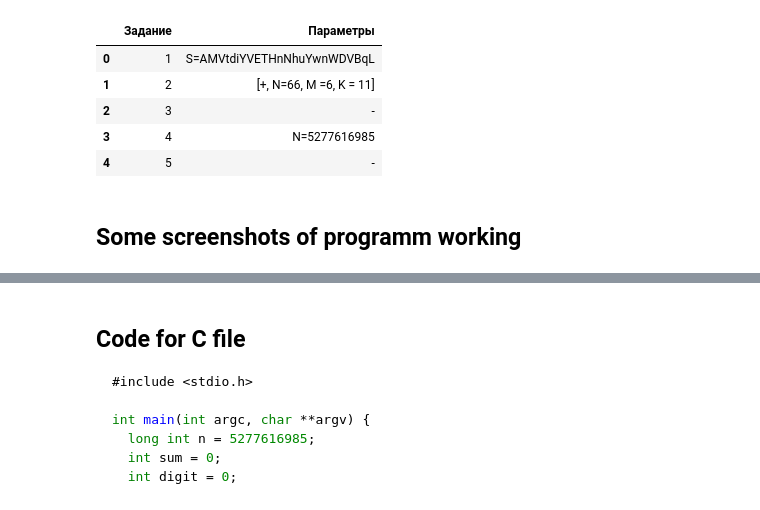
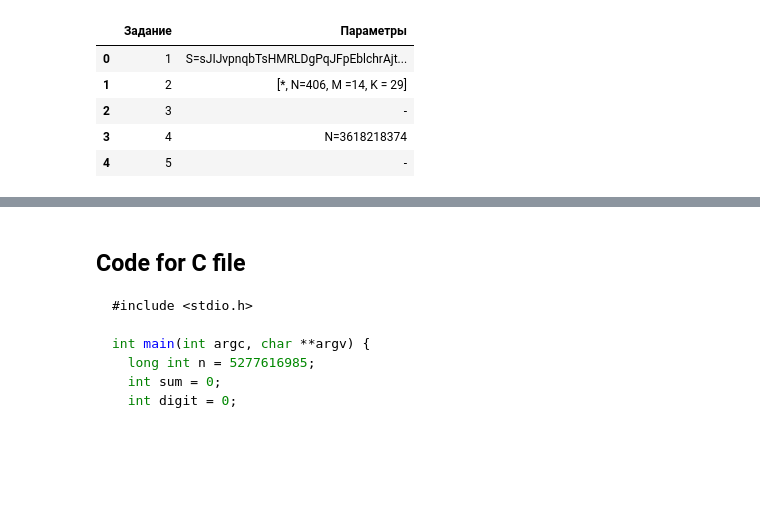
Before and after one commit to zeusf1re/System_programming, a Jupyter notebook: Lab_2/Канаев_А_И.ipynb, the cells around one changed output, grey strips where cells are left out. Drawn from its saved outputs; the diff is of its cells as text; code cells hidden in the pictures; blank space fills up the shorter version.

```diff
--- a/Lab_2/Канаев_А_И.ipynb
+++ b/Lab_2/Канаев_А_И.ipynb
@@ -1,34 +1,32 @@
 # %%
 import random as rd
 import pandas as pd
 import math
 
-Variant = 1
+Variant = 12
 rd.seed(Variant)
 Str1 = 'qwertyuioplkjhgfdsazxcvbnmQWERTYUIOPASDFGHJKLZXCVBNM'
 N = rd.randint(20,40)
 s1 = ''
 for i in range(N):
     s1 += Str1[rd.randint(0, len(Str1)-1)]
 D = '!@#$%&*+:;|'[rd.randint(0,10)]
 N1 = rd.randint(3,30)
 N2 = int(N1 * (N1 + 1) / 2)
 if (int(N2/N1) - math.floor(N2/N1)) == 0:
     M = int(N2 / N1)
     K = int(N2 / M)
 else:
     M = int(N2 / (N1 + 1))
     K = int(N2 / M)
 N4 = rd.randint(123432, 5645634534)
 Data  = pd.DataFrame({'Задание':[1,2,3,4,5],'Параметры':['S='+s1,[D, 'N='+str(N2),
                     'M ='+str(M), 'K = '+str(K)],'-','N='+str(N4),'-']})
 Data
 # %% [output]
 |  | Задание | Параметры |
-| 0 | 1 | S=AMVtdiYVETHnNhuYwnWDVBqL |
-| 1 | 2 | [+, N=66, M =6, K = 11] |
+| 0 | 1 | S=sJIJvpnqbTsHMRLDgPqJFpEblchrAjt... |
+| 1 | 2 | [*, N=406, M =14, K = 29] |
 | 2 | 3 | - |
-| 3 | 4 | N=5277616985 |
+| 3 | 4 | N=3618218374 |
 | 4 | 5 | - |
-# %% [markdown]
-## Some screenshots of programm working
```
Also changed, not shown: parts of 5 cells of this notebook.
